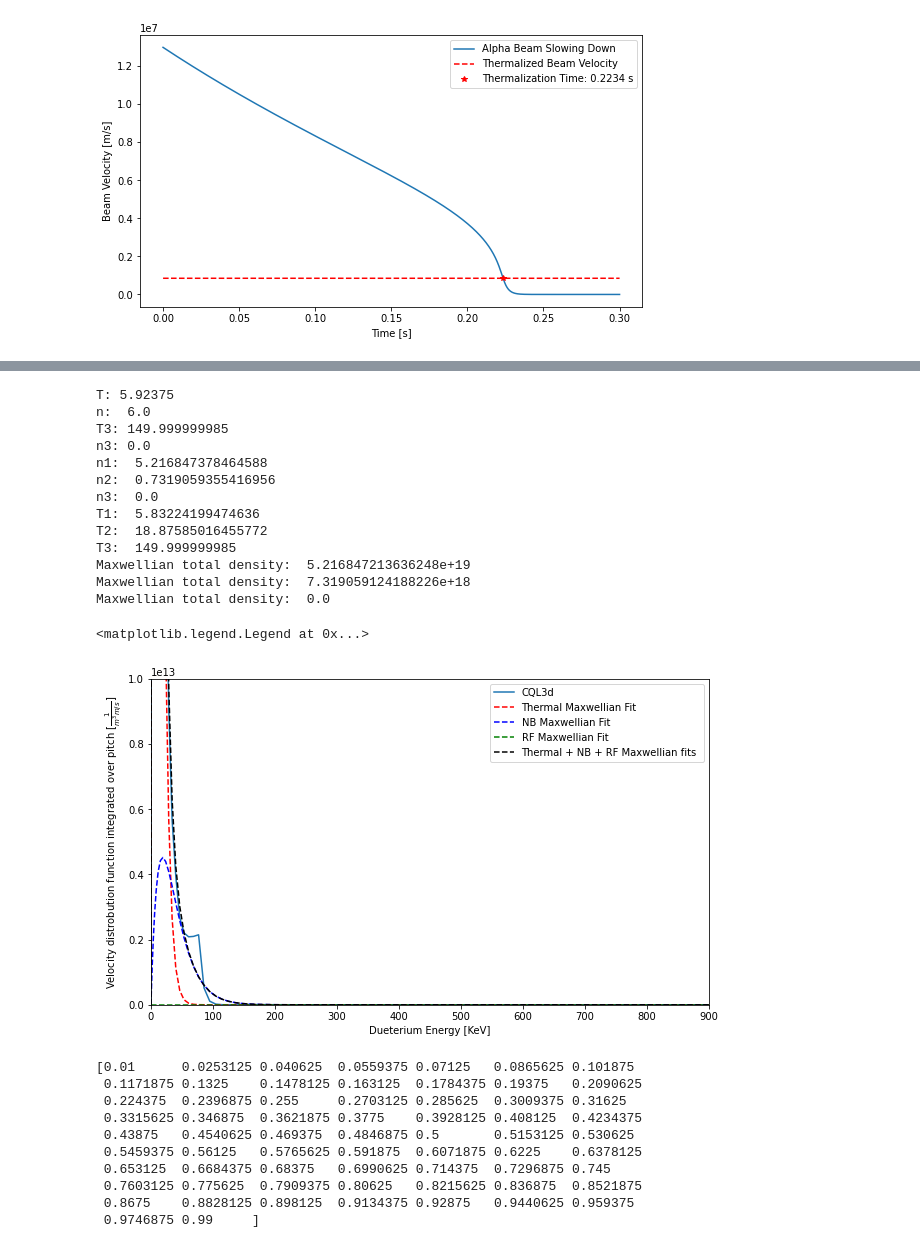
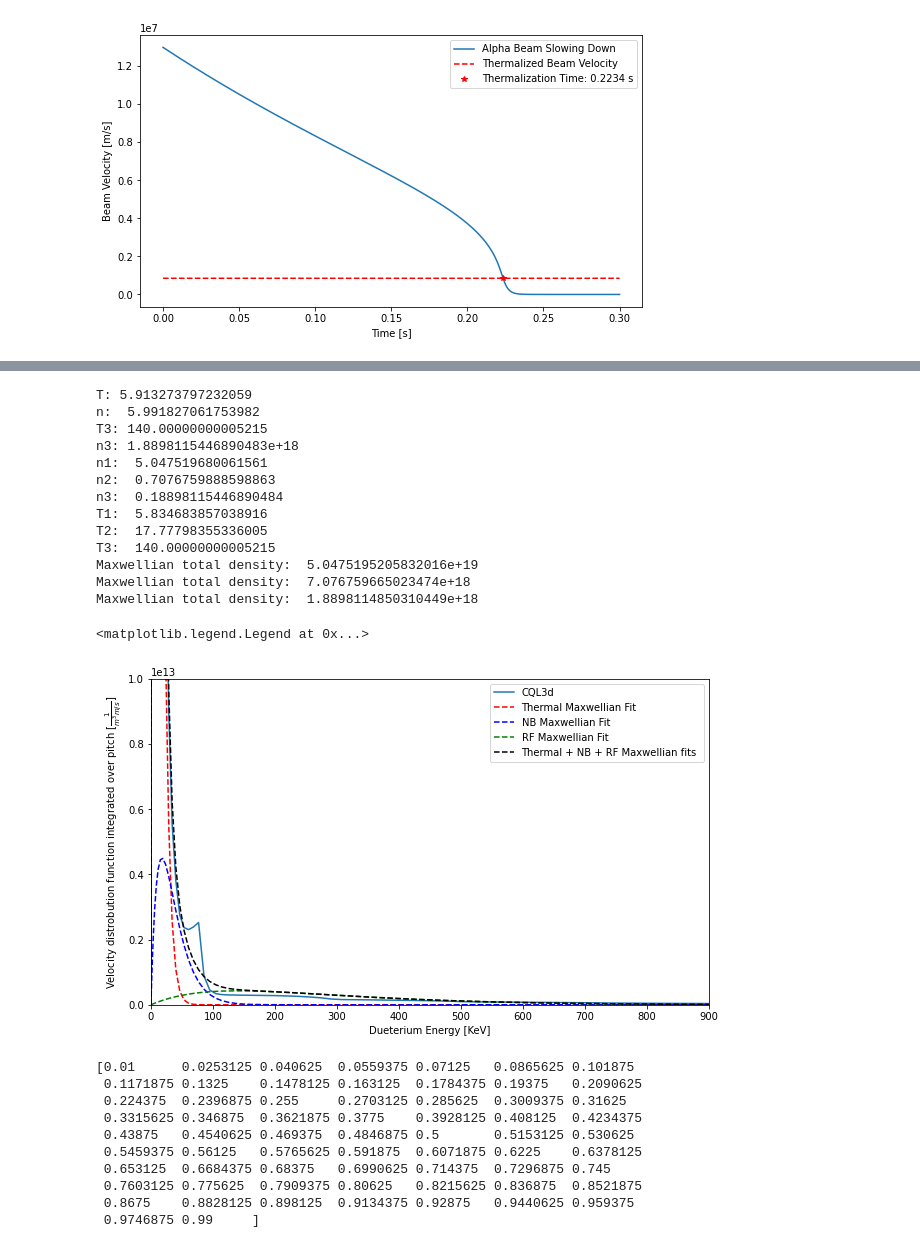
Before and after one commit to vandelij/genray_cql3d_plots, a Jupyter notebook: shots/147634/scan_beam_and_RF/beam_5_RF_testing/make_distrobution.ipynb, the cells around one changed output, grey strips where cells are left out. Cells and saved outputs as stored; diff of their text form; code cells hidden in the pictures.

```diff
--- a/shots/147634/scan_beam_and_RF/beam_5_RF_testing/make_distrobution.ipynb
+++ b/shots/147634/scan_beam_and_RF/beam_5_RF_testing/make_distrobution.ipynb
@@ -599,7 +601,7 @@ def fit_three_guassians_to_cql2(enerkev, cql_nc, rhoindex, bounds):
     return integrated_over_pitch, n1, T1, n2/1e19, T2, n3/1e19, T3 # TODO: deal with this
 #--------------------------------------------------
 # Call the curve fitting function
-rhoindex = 0
+rhoindex = 2
 T = genray_temps[rhoindex]
 n = genray_density[rhoindex]/1e19
 print('T:',T)
@@ -641,47 +643,47 @@ n_th = sorted_array[1, 0]
 n_NB = sorted_array[1, 1]
 n_RF = sorted_array[1, 2]
 
 # ----------------------------------------------------
 
 plt.figure(figsize=(10,6))
 plt.plot(enerkev, integrated_over_pitch, label='CQL3d')
 
 max_energy_gridTH, max_TH = plot_maxwell_given_n_T_enerkev(n_th*1e19, T_th, enerkev, plotlog=False, color='red', label='Thermal Maxwellian Fit')
 max_energy_gridNB, max_NB = plot_maxwell_given_n_T_enerkev(n_NB*1e19, T_NB, enerkev, plotlog=False, color='blue', label='NB Maxwellian Fit')
 max_energy_gridRF, max_RF = plot_maxwell_given_n_T_enerkev(n_RF*1e19, T_RF, enerkev, plotlog=False, color='green', label='RF Maxwellian Fit')
 
 # get_max_fvsqTH = interp1d(max_energy_gridTH, max_TH, kind='cubic')
 # m_TH = get_max_fvsqTH(np.ma.getdata(enerkev))
 
 # get_max_fvsqNB = interp1d(max_energy_gridNB, max_NB, kind='cubic')
 # m_NB = get_max_fvsqNB(np.ma.getdata(enerkev))
 
 # get_max_fvsqRF = interp1d(max_energy_gridRF, max_RF, kind='cubic')
 # m_RF = get_max_fvsqRF(np.ma.getdata(enerkev))
 
 
 plt.plot(enerkev,  max_TH + max_NB + max_RF, '--', label='Thermal + NB + RF Maxwellian fits ', color='black')
 plt.xlabel('Dueterium Energy [KeV]')
 plt.ylabel(r'Velocity distrobution function integrated over pitch [$\frac{1}{m^3 m/s}$]')
 plt.xlim(0, 900)
 plt.ylim(0, (1e13))
 plt.legend()
 # %% [output]
-T: 5.92375
-n:  6.0
-T3: 149.999999985
-n3: 0.0
-n1:  5.216847378464588
-n2:  0.7319059355416956
-n3:  0.0
-T1:  5.83224199474636
-T2:  18.87585016455772
-T3:  149.999999985
-Maxwellian total density:  5.216847213636248e+19
-Maxwellian total density:  7.319059124188226e+18
-Maxwellian total density:  0.0
+T: 5.913273797232059
+n:  5.991827061753982
+T3: 140.00000000005215
+n3: 1.8898115446890483e+18
+n1:  5.047519680061561
+n2:  0.7076759888598863
+n3:  0.18898115446890484
+T1:  5.834683857038916
+T2:  17.77798355336005
+T3:  140.00000000005215
+Maxwellian total density:  5.0475195205832016e+19
+Maxwellian total density:  7.076759665023474e+18
+Maxwellian total density:  1.8898114850310449e+18
 <matplotlib.legend.Legend at 0x...>
-[figure, old version]
+[figure, new version]
 # %%
 # Create arrays to hold the thermal, neutral beam, and maxwellian profiles over rho
 
```
Also changed, not shown: parts of 7 cells of this notebook.
